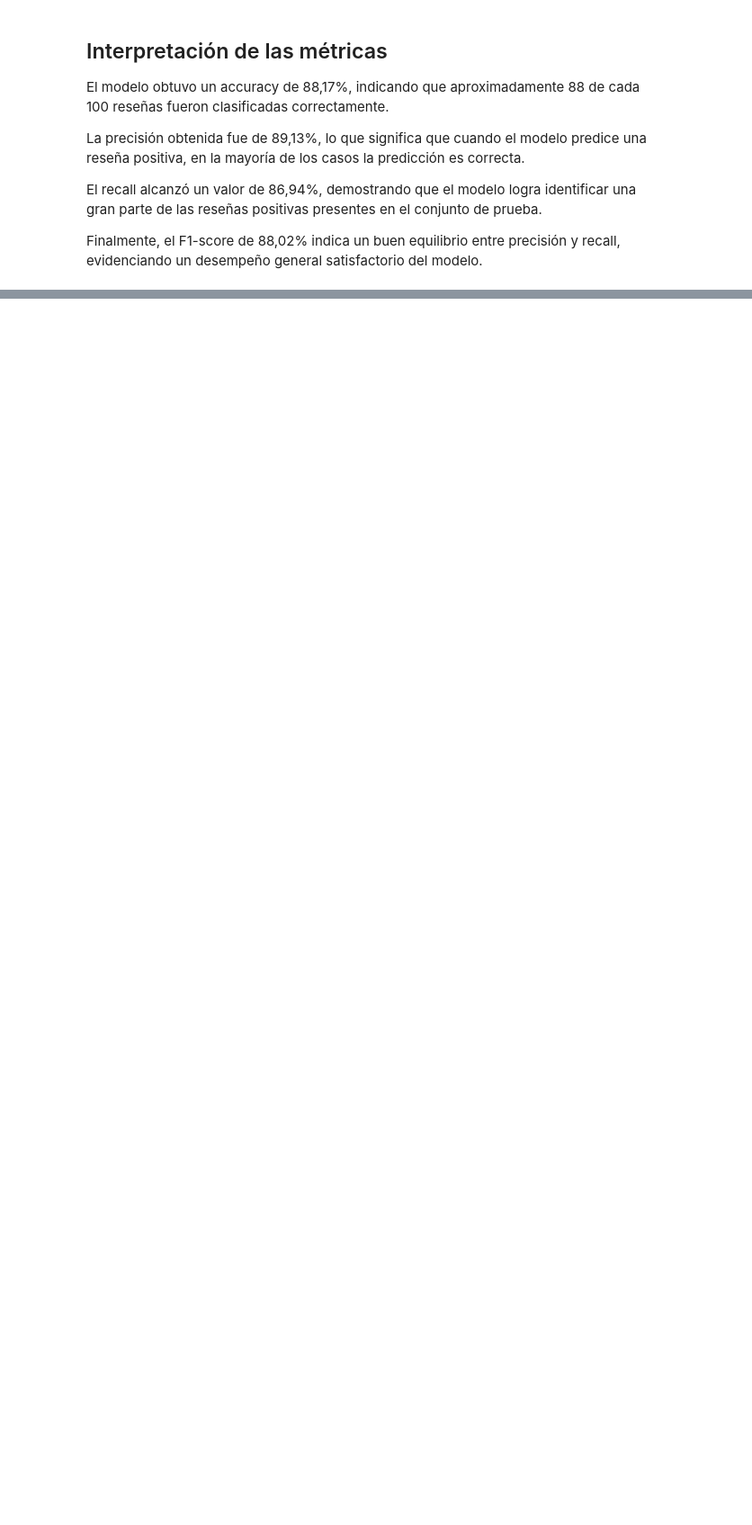
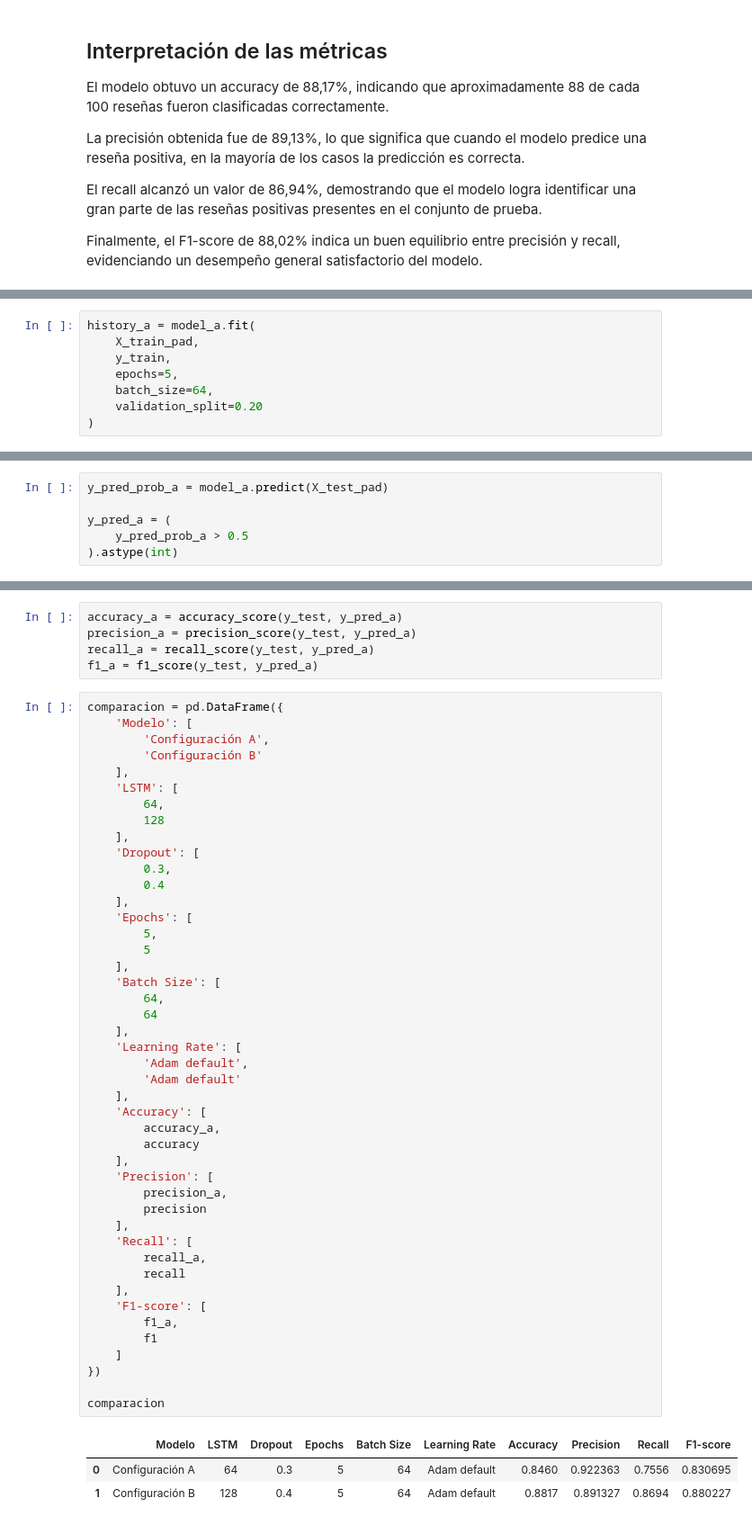
Before and after one commit to benjatapiav/deeplearning_evaluacion_3, a Jupyter notebook: notebook_1.ipynb, the cells around one changed output, grey strips where cells are left out. Shown at 90% size. Drawn from its saved outputs; the diff is of its cells as text; blank space fills up the shorter version.

```diff
--- a/notebook_1.ipynb
+++ b/notebook_1.ipynb
@@ -511,0 +551,8 @@ Finalmente, el F1-score de 88,02% indica un buen equilibrio entre precisión y r
+# %%
+history_a = model_a.fit(
+    X_train_pad,
+    y_train,
+    epochs=5,
+    batch_size=64,
+    validation_split=0.20
+)
@@ -511,0 +570,6 @@ Finalmente, el F1-score de 88,02% indica un buen equilibrio entre precisión y r
+# %%
+y_pred_prob_a = model_a.predict(X_test_pad)
+
+y_pred_a = (
+    y_pred_prob_a > 0.5
+).astype(int)
@@ -511,0 +578,54 @@ Finalmente, el F1-score de 88,02% indica un buen equilibrio entre precisión y r
+# %%
+accuracy_a = accuracy_score(y_test, y_pred_a)
+precision_a = precision_score(y_test, y_pred_a)
+recall_a = recall_score(y_test, y_pred_a)
+f1_a = f1_score(y_test, y_pred_a)
+# %%
+comparacion = pd.DataFrame({
+    'Modelo': [
+        'Configuración A',
+        'Configuración B'
+    ],
+    'LSTM': [
+        64,
+        128
+    ],
+    'Dropout': [
+        0.3,
+        0.4
+    ],
+    'Epochs': [
+        5,
+        5
+    ],
+    'Batch Size': [
+        64,
+        64
+    ],
+    'Learning Rate': [
+        'Adam default',
+        'Adam default'
+    ],
+    'Accuracy': [
+        accuracy_a,
+        accuracy
+    ],
+    'Precision': [
+        precision_a,
+        precision
+    ],
+    'Recall': [
+        recall_a,
+        recall
+    ],
+    'F1-score': [
+        f1_a,
+        f1
+    ]
+})
+
+comparacion
+# %% [output]
+|  | Modelo | LSTM | Dropout | Epochs | Batch Size | Learning Rate | Accuracy | Precision | Recall | F1-score |
+| 0 | Configuración A | 64 | 0.3 | 5 | 64 | Adam default | 0.8460 | 0.922363 | 0.7556 | 0.830695 |
+| 1 | Configuración B | 128 | 0.4 | 5 | 64 | Adam default | 0.8817 | 0.891327 | 0.8694 | 0.880227 |
```
Also changed, not shown: parts of 6 cells of this notebook, 1 other file.
